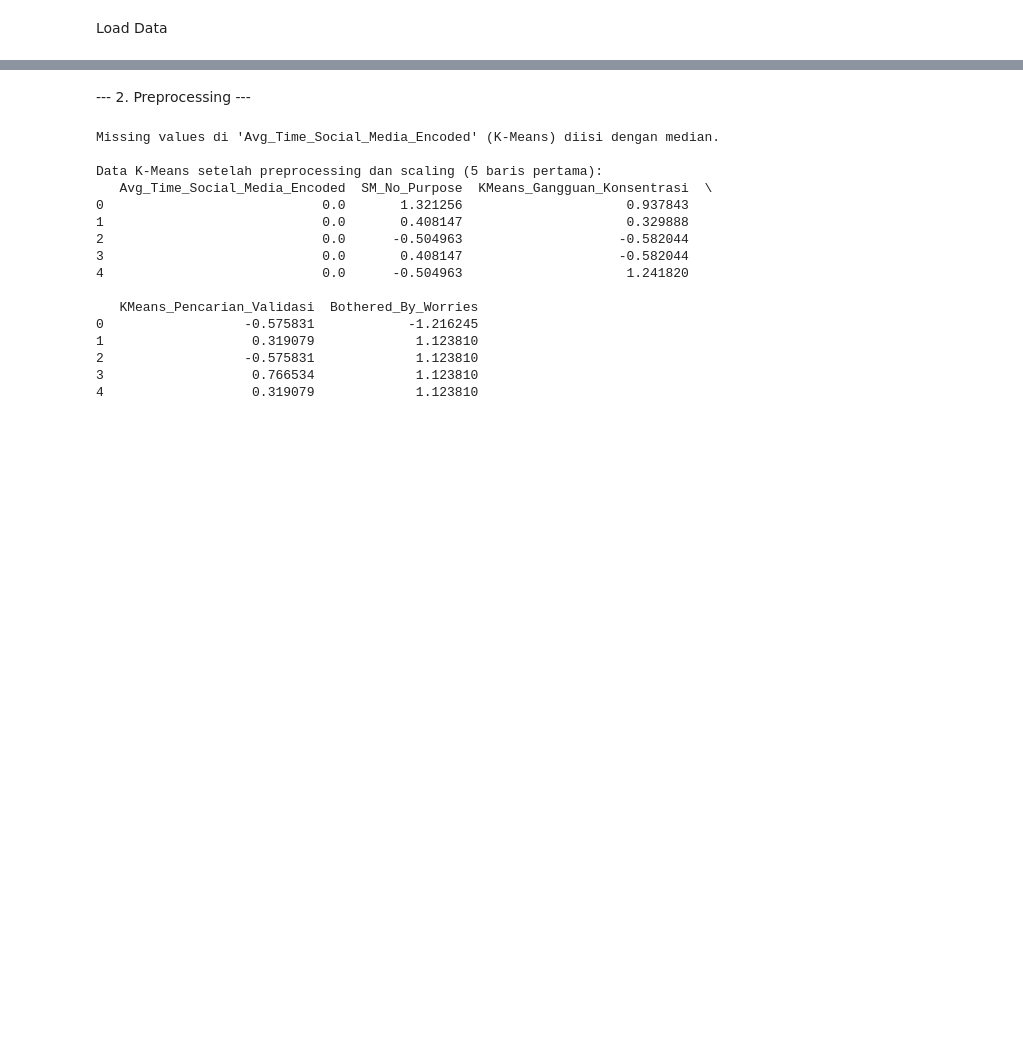
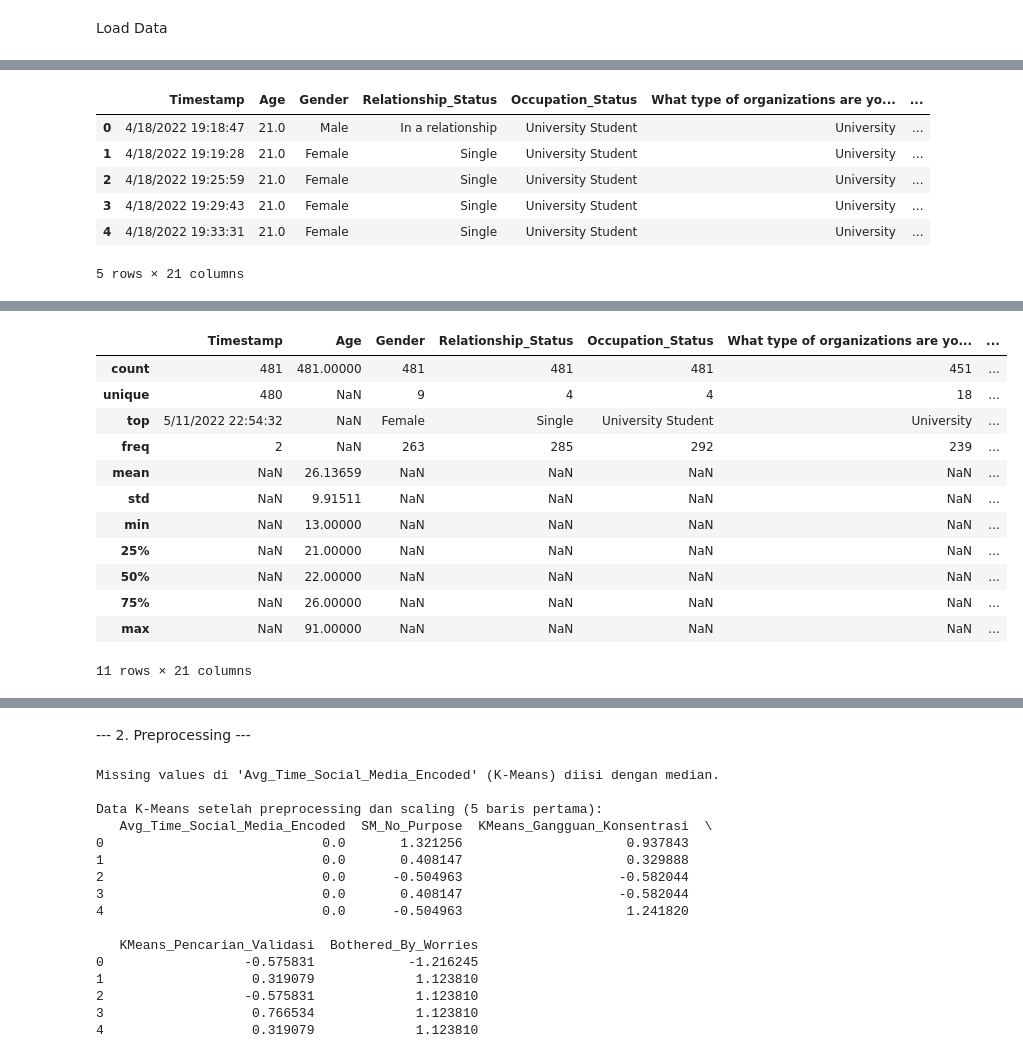
Before and after one commit to akhdanrgya/DataMiningSocialMedia, a Jupyter notebook: tubes2.ipynb, the cells around one changed output, grey strips where cells are left out. Drawn from its saved outputs; the diff is of its cells as text; code cells hidden in the pictures; blank space fills up the shorter version.

```diff
--- a/tubes2.ipynb
+++ b/tubes2.ipynb
@@ -15,31 +17,34 @@ import seaborn as sns
 # %% [markdown]
 Load Data
 # %%
-df = pd.read_csv('smmh.csv')
-print("Dataset berhasil diload")
-
-# Mengganti nama kolom agar lebih mudah dipanggil
-df.columns = df.columns.str.replace(r'^\d+\W*\s*|\s*\(\d+-\d+\)$|\?$|^\s*|\s*$', '', regex=True)
-df.rename(columns={
-    'What is your age': 'Age',
-    'Gender': 'Gender',
-    'Relationship Status': 'Relationship_Status',
-    'Occupation Status': 'Occupation_Status',
-    'Do you use social media': 'Use_Social_Media',
-    'What is the average time you spend on social media every day': 'Avg_Time_Social_Media',
-    'How often do you find yourself using Social media without a specific purpose': 'SM_No_Purpose',
-    'How often do you get distracted by Social media when you are busy doing something': 'SM_Distraction_Busy',
-    'Do you feel restless if you haven_t used Social media in a while': 'SM_Restless',
-    'On a scale of 1 to 5, how easily distracted are you': 'Easily_Distracted',
-    'On a scale of 1 to 5, how much are you bothered by worries': 'Bothered_By_Worries',
-    'Do you find it difficult to concentrate on things': 'Difficult_To_Concentrate',
-    'On a scale of 1-5, how often do you compare yourself to other successful people through the use of social media': 'SM_Compare_Success',
-    'Following the previous question, how do you feel about these comparisons, generally': 'SM_Compare_Feeling',
-    'How often do you look to seek validation from features of social media': 'SM_Seek_Validation',
-    'How often do you feel depressed or down': 'Feel_Depressed',
-    'On a scale of 1 to 5, how frequently does your interest in daily activities fluctuate': 'Interest_Fluctuation',
-    'On a scale of 1 to 5, how often do you face issues regarding sleep': 'Sleep_Issues'
-}, inplace=True)
-print("\nNama kolom setelah disederhanakan (beberapa contoh):")
-print(df[['Age', 'Gender', 'Avg_Time_Social_Media', 'SM_No_Purpose', 'Feel_Depressed']].head())
+try:
+    df = pd.read_csv('smmh.csv')
+    # Membersihkan dan me-rename nama kolom
+    df.columns = df.columns.str.replace(r'^\d+\W*\s*|\s*\(\d+-\d+\)$|\?$|^\s*|\s*$', '', regex=True)
+    df.rename(columns={
+        'What is your age': 'Age', 'Gender': 'Gender', 'Relationship Status': 'Relationship_Status',
+        'Occupation Status': 'Occupation_Status', 'Do you use social media': 'Use_Social_Media',
+        'What is the average time you spend on social media every day': 'Avg_Time_Social_Media',
+        'How often do you find yourself using Social media without a specific purpose': 'SM_No_Purpose',
+        'How often do you get distracted by Social media when you are busy doing something': 'SM_Distraction_Busy',
+        'Do you feel restless if you haven_t used Social media in a while': 'SM_Restless',
+        'On a scale of 1 to 5, how easily distracted are you': 'Easily_Distracted',
+        'On a scale of 1 to 5, how much are you bothered by worries': 'Bothered_By_Worries',
+        'Do you find it difficult to concentrate on things': 'Difficult_To_Concentrate',
+        'On a scale of 1-5, how often do you compare yourself to other successful people through the use of social media': 'SM_Compare_Success',
+        'Following the previous question, how do you feel about these comparisons, generally': 'SM_Compare_Feeling',
+        'How often do you look to seek validation from features of social media': 'SM_Seek_Validation',
+        'How often do you feel depressed or down': 'Feel_Depressed',
+        'On a scale of 1 to 5, how frequently does your interest in daily activities fluctuate': 'Interest_Fluctuation',
+        'On a scale of 1 to 5, how often do you face issues regarding sleep': 'Sleep_Issues'
+    }, inplace=True)
+    print("✅ Dataset berhasil dimuat dan nama kolom disederhanakan.")
+    print("\nLima baris pertama data:")
+    display(df.head())
+    print("\nInformasi Tipe Data dan Missing Values:")
+    df.info()
+    print("\nStatistik Deskriptif:")
+    display(df.describe(include='all'))
+except FileNotFoundError:
+    print("🚨 ERROR: File 'smmh.csv' tidak ditemukan! Pastikan file ada di folder yang sama.")
 # %% [output]
@@ -54,0 +54,7 @@ Nama kolom setelah disederhanakan (beberapa contoh):
+|  | Timestamp | Age | Gender | Relationship_Status | Occupation_Status | What type of organizations are yo... | ... |
+| 0 | 4/18/2022 19:18:47 | 21.0 | Male | In a relationship | University Student | University | ... |
+| 1 | 4/18/2022 19:19:28 | 21.0 | Female | Single | University Student | University | ... |
+| 2 | 4/18/2022 19:25:59 | 21.0 | Female | Single | University Student | University | ... |
+| 3 | 4/18/2022 19:29:43 | 21.0 | Female | Single | University Student | University | ... |
+| 4 | 4/18/2022 19:33:31 | 21.0 | Female | Single | University Student | University | ... |
+5 rows × 21 columns
@@ -54,0 +78,13 @@ Nama kolom setelah disederhanakan (beberapa contoh):
+|  | Timestamp | Age | Gender | Relationship_Status | Occupation_Status | What type of organizations are yo... | ... |
+| count | 481 | 481.00000 | 481 | 481 | 481 | 451 | ... |
+| unique | 480 | NaN | 9 | 4 | 4 | 18 | ... |
+| top | 5/11/2022 22:54:32 | NaN | Female | Single | University Student | University | ... |
+| freq | 2 | NaN | 263 | 285 | 292 | 239 | ... |
+| mean | NaN | 26.13659 | NaN | NaN | NaN | NaN | ... |
+| std | NaN | 9.91511 | NaN | NaN | NaN | NaN | ... |
+| min | NaN | 13.00000 | NaN | NaN | NaN | NaN | ... |
+| 25% | NaN | 21.00000 | NaN | NaN | NaN | NaN | ... |
+| 50% | NaN | 22.00000 | NaN | NaN | NaN | NaN | ... |
+| 75% | NaN | 26.00000 | NaN | NaN | NaN | NaN | ... |
+| max | NaN | 91.00000 | NaN | NaN | NaN | NaN | ... |
+11 rows × 21 columns
```
Also changed, not shown: parts of 4 cells of this notebook, 3 other files.
